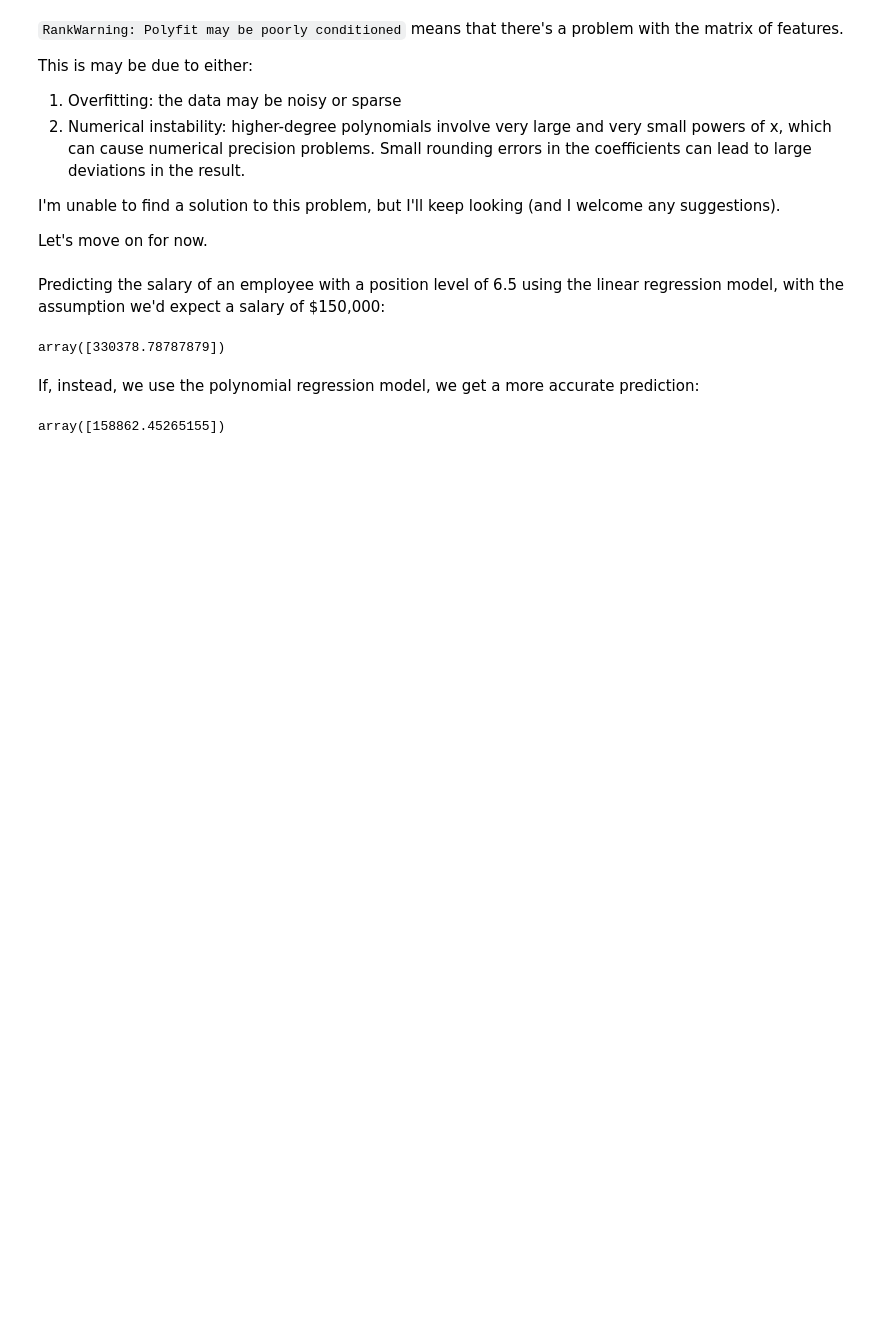
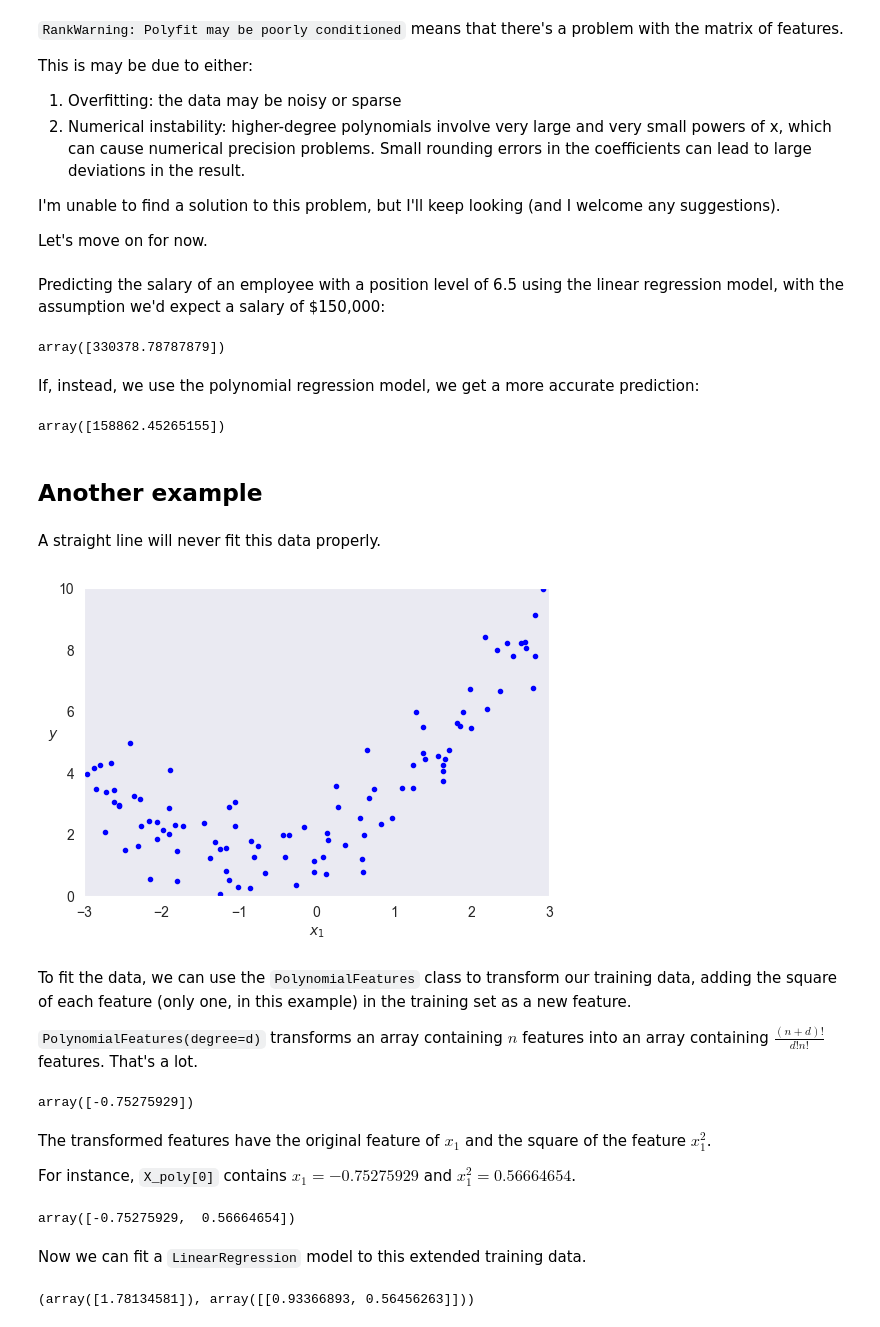
Before and after one commit to valatwork/statistics, a Jupyter notebook: project/047-polynomial-regression.ipynb, the cells around one changed output. Drawn from its saved outputs; the diff is of its cells as text; code cells hidden in the pictures; blank space fills up the shorter version.

Commit message:
Added 050-logistic-regression.ipynb, modified 046 and 047, added referenced datasets

```diff
--- a/project/047-polynomial-regression.ipynb
+++ b/project/047-polynomial-regression.ipynb
@@ -151,3 +151,50 @@ If, instead, we use the polynomial regression model, we get a more accurate pred
 lin_reg_2.predict(poly_reg.fit_transform([[6.5]]))
 # %% [output]
 array([158862.45265155])
+# %% [markdown]
+## Another example
+# %%
+np.random.seed(42)
+m = 100
+X = 6 * np.random.rand(m, 1) - 3
+y = 0.5 * X ** 2 + X + 2 + np.random.randn(m, 1)
+# %% [markdown]
+A straight line will never fit this data properly.
+# %%
+plt.figure(figsize=(6, 4))
+plt.plot(X, y, "b.")
+plt.xlabel("$x_1$")
+plt.ylabel("$y$", rotation=0)
+plt.axis([-3, 3, 0, 10])
+plt.grid()
+plt.show()
+# %% [output]
+[figure, added]
+# %% [markdown]
+To fit the data, we can use the `PolynomialFeatures` class to transform our training data, adding the square of each feature (only one, in this example) in the training set as a new feature.
+
+`PolynomialFeatures(degree=d)` transforms an array containing $n$ features into an array containing $\frac{(n + d)!}{d!n!}$ features. That's a lot.
+# %%
+from sklearn.preprocessing import PolynomialFeatures
+
+poly_features = PolynomialFeatures(degree=2, include_bias=False)
+X_poly = poly_features.fit_transform(X)
+X[0]
+# %% [output]
+array([-0.75275929])
+# %% [markdown]
+The transformed features have the original feature of $x_1$ and the square of the feature $x_1^2$.
+
+For instance, `X_poly[0]` contains $x_1 = -0.75275929$ and $x_1^2 = 0.56664654$.
+# %%
+X_poly[0]
+# %% [output]
+array([-0.75275929,  0.56664654])
+# %% [markdown]
+Now we can fit a `LinearRegression` model to this extended training data.
+# %%
+lin_reg = LinearRegression()
+lin_reg.fit(X_poly, y)
+lin_reg.intercept_, lin_reg.coef_
+# %% [output]
+(array([1.78134581]), array([[0.93366893, 0.56456263]]))
```
Also changed, not shown: parts of 9 cells of this notebook, 6 other files.
